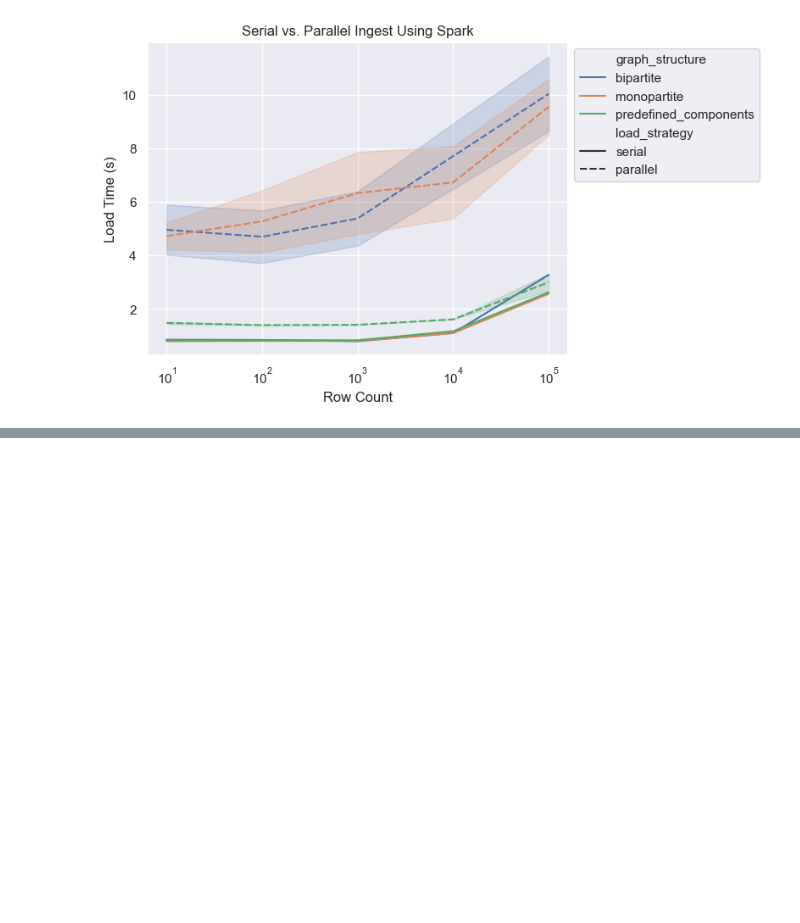
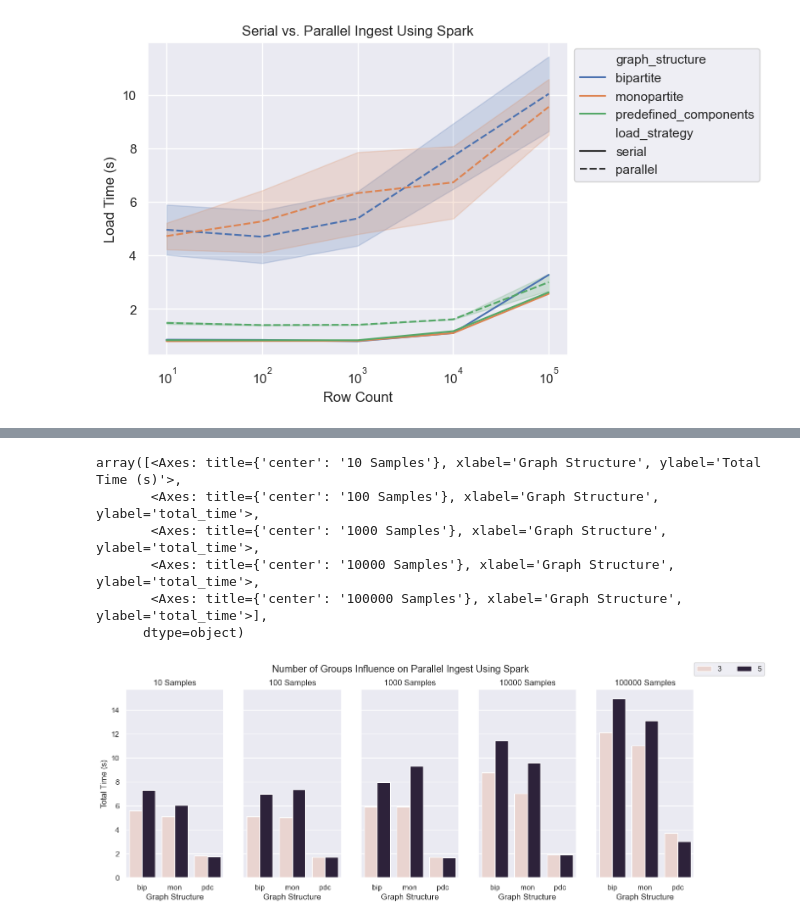
Before and after one commit to neo4j-field/neo4j-parallel-spark-loader, a Jupyter notebook: benchmarking/analyze_results.ipynb, the cells around one changed output, grey strips where cells are left out. Cells and saved outputs as stored; diff of their text form; code cells hidden in the pictures; blank space fills up the shorter version.

```diff
--- a/benchmarking/analyze_results.ipynb
+++ b/benchmarking/analyze_results.ipynb
@@ -36,0 +45,10 @@ line chart with load time and total time comparison
+# %%
+create_num_groups_v_time_line_plot(data, "total_time")
+# %% [output]
+array([<Axes: title={'center': '10 Samples'}, xlabel='Graph Structure', ylabel='Total Time (s)'>,
+       <Axes: title={'center': '100 Samples'}, xlabel='Graph Structure', ylabel='total_time'>,
+       <Axes: title={'center': '1000 Samples'}, xlabel='Graph Structure', ylabel='total_time'>,
+       <Axes: title={'center': '10000 Samples'}, xlabel='Graph Structure', ylabel='total_time'>,
+       <Axes: title={'center': '100000 Samples'}, xlabel='Graph Structure', ylabel='total_time'>],
+      dtype=object)
+[figure, added]
```
Also changed, not shown: parts of 6 cells of this notebook, 7 other files.
